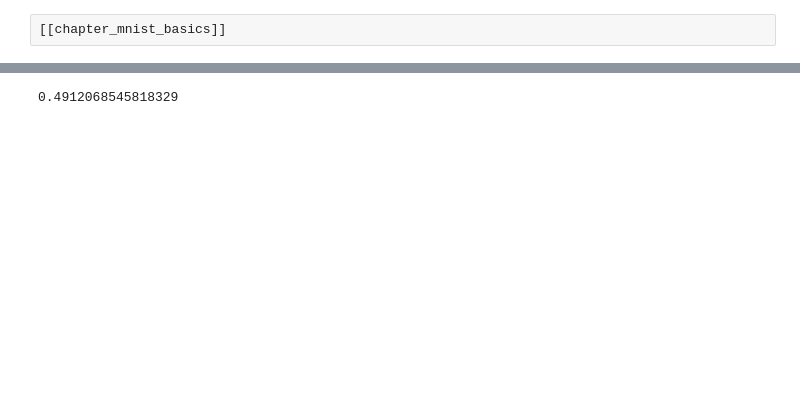
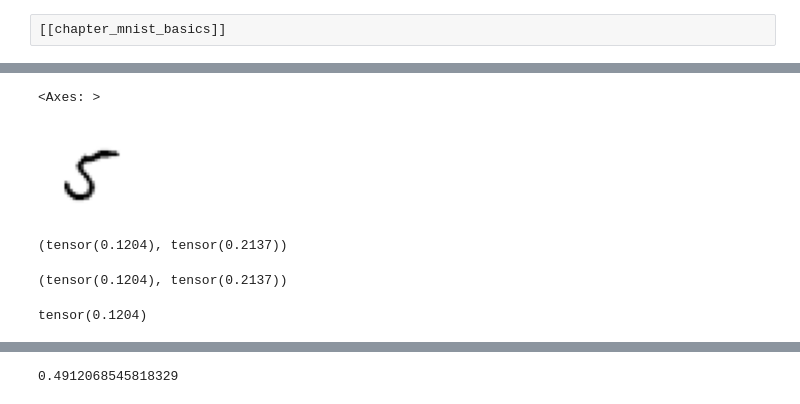
Before and after one commit to NikolaJenkins/MNIST-Numbers, a Jupyter notebook: mnist_all_numbers.ipynb, the cells around one changed output, grey strips where cells are left out. Saved outputs shown, nothing was run; the diff lists cells and outputs as text; code cells hidden in the pictures; blank space fills up the shorter version.

```diff
--- a/mnist_all_numbers.ipynb
+++ b/mnist_all_numbers.ipynb
@@ -630,0 +67,16 @@ We need to define first what we mean by "best." We define this precisely by choo
+# %%
+a_5 = stacked_tensors['5'][5420]
+show_image(a_5)
+# %% [output]
+<Axes: >
+[figure, added]
+# %%
+dist_5_abs = (a_5 - means['5']).abs().mean()
+dist_5_sqr = ((a_5 - means['5'])**2).mean().sqrt()
+dist_5_abs,dist_5_sqr
+# %% [output]
+(tensor(0.1204), tensor(0.2137))
+# %%
+F.l1_loss(a_5.float(),means['5']), F.mse_loss(a_5,means['5']).sqrt()
+# %% [output]
+(tensor(0.1204), tensor(0.2137))
@@ -630,0 +88,5 @@ We need to define first what we mean by "best." We define this precisely by choo
+# %%
+def mnist_distance(a,b): return (a-b).abs().mean((-1,-2))
+mnist_distance(a_5, means['5'])
+# %% [output]
+tensor(0.1204)
```
Also changed, not shown: parts of 305 cells of this notebook.
